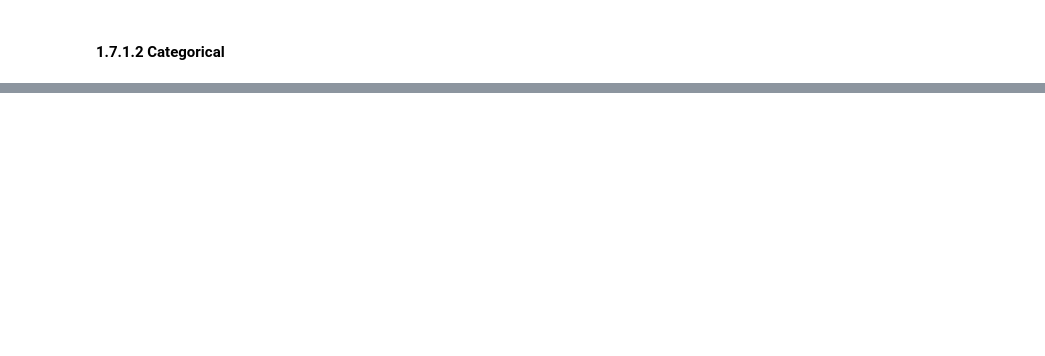
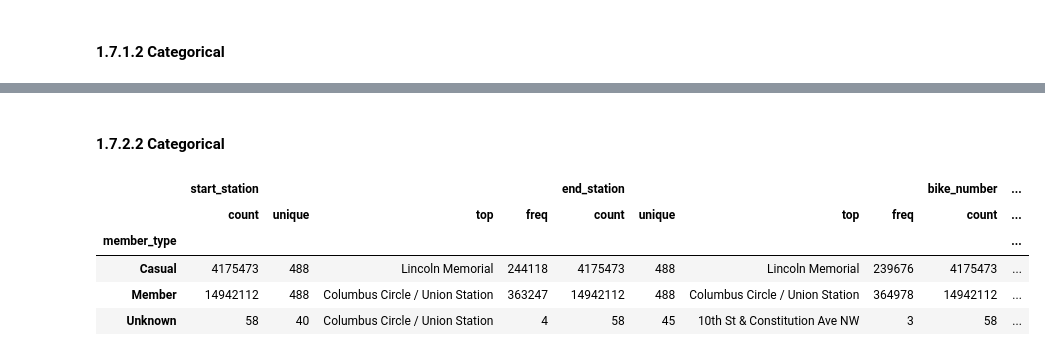
Before and after one commit to panambY/Trip_History, a Jupyter notebook: Trip_History.ipynb, the cells around one changed output, grey strips where cells are left out. Cells and saved outputs as stored; diff of their text form; code cells hidden in the pictures; blank space fills up the shorter version.

```diff
--- a/Trip_History.ipynb
+++ b/Trip_History.ipynb
@@ -238,0 +293,11 @@ KeyError: "['id'] not found in axis"
+# %% [markdown]
+#### 1.7.2.2 Categorical
+# %%
+cat_attributes.drop( 'id', axis=1 ).groupby( 'member_type' ).describe()
+# %% [output]
+|  | start_station |  |  |  | end_station |  |  |  | bike_number | ... |
+|  | count | unique | top | freq | count | unique | top | freq | count | ... |
+| member_type |  |  |  |  |  |  |  |  |  | ... |
+| Casual | 4175473 | 488 | Lincoln Memorial | 244118 | 4175473 | 488 | Lincoln Memorial | 239676 | 4175473 | ... |
+| Member | 14942112 | 488 | Columbus Circle / Union Station | 363247 | 14942112 | 488 | Columbus Circle / Union Station | 364978 | 14942112 | ... |
+| Unknown | 58 | 40 | Columbus Circle / Union Station | 4 | 58 | 45 | 10th St & Constitution Ave NW | 3 | 58 | ... |
```
Also changed, not shown: parts of 15 cells of this notebook.
